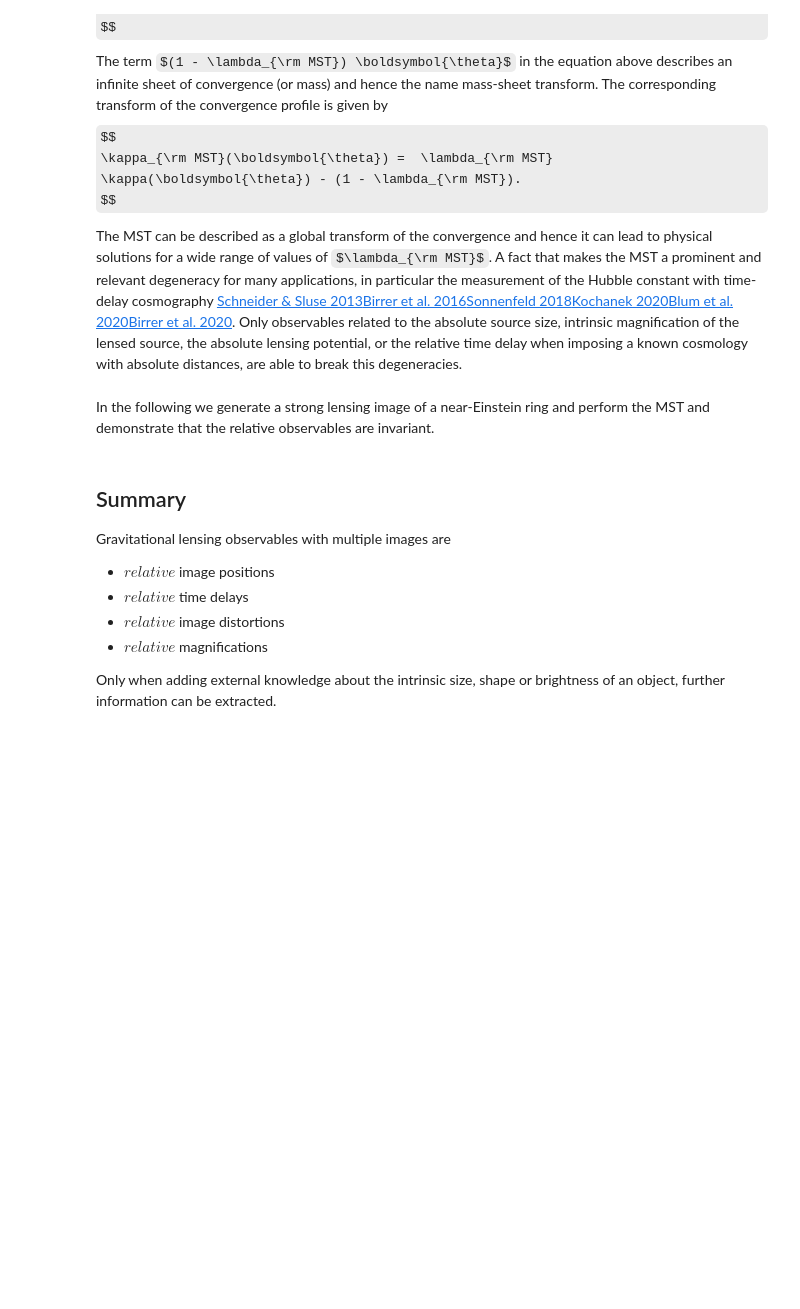
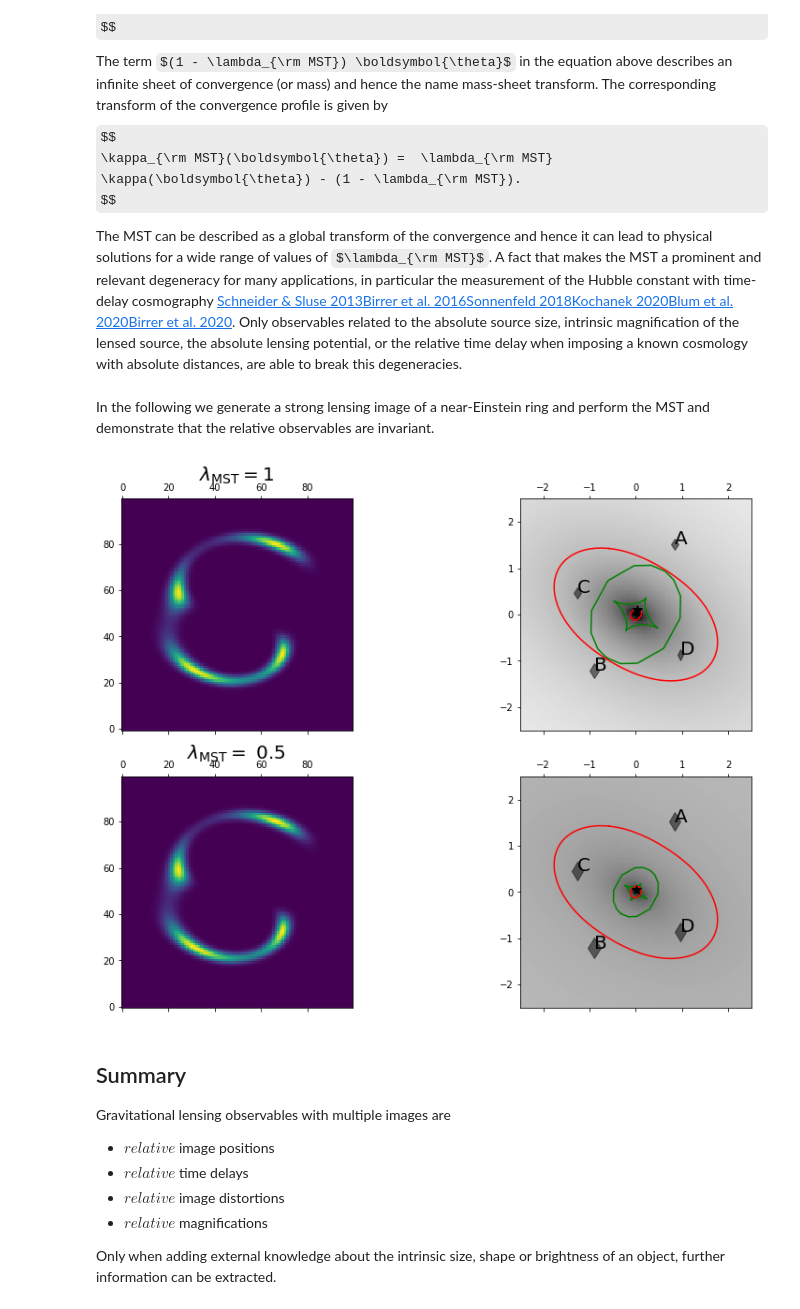
Before and after one commit to sibirrer/strong_lensing_lectures, a Jupyter notebook: Lectures/lensing_observables_II.ipynb, the cells around one changed output. Saved outputs shown, nothing was run; the diff lists cells and outputs as text; code cells hidden in the pictures; some formulas as TeX source; blank space fills up the shorter version.

Commit message:
mst with EPL model for more general scaling of Einstein radius

```diff
--- a/Lectures/lensing_observables_II.ipynb
+++ b/Lectures/lensing_observables_II.ipynb
@@ -217,8 +227,8 @@ In the following we generate a strong lensing image of a near-Einstein ring and
 # %%
 # set up lens model
 from lenstronomy.LensModel.lens_model import LensModel
-lens_model = LensModel(lens_model_list=['SIE', 'CONVERGENCE'])
-kwargs_lens = [{'theta_E': 1.5, 'e1': 0.1, 'e2': -.2, 'center_x': 0, 'center_y': 0},
+lens_model = LensModel(lens_model_list=['EPL', 'CONVERGENCE'])
+kwargs_lens = [{'theta_E': 1.5, 'gamma': 1.9, 'e1': 0.1, 'e2': -.2, 'center_x': 0, 'center_y': 0},
               {'kappa': 0}]  # we start without a convergence (mass) sheet
 
 # set up light model
@@ -238,7 +248,8 @@ def mst_transform(lambda_mst, kwargs_lens, kwargs_source):
     """
     kwargs_lens_mst = copy.deepcopy(kwargs_lens)
     # scaling of lens model
-    kwargs_lens_mst[0]['theta_E'] *= lambda_mst
+    gamma = kwargs_lens_mst[0]['gamma']
+    kwargs_lens_mst[0]['theta_E'] *= lambda_mst ** (1.0 / (gamma - 1))
     # adding a mass sheet
     kwargs_lens_mst[1]['kappa'] = 1 - lambda_mst
 
@@ -277,33 +288,35 @@ lambda_mst = 0.5
 kwargs_lens_mst, kwargs_source_mst = mst_transform(lambda_mst, kwargs_lens, kwargs_source)
 
 # we compute the source coordinates for the corresponding image coordinates
 beta_x_grid_mst, beta_y_grid_mst = lens_model.ray_shooting(x_grid, y_grid, kwargs_lens_mst)
 # we evaluate the surface brightness at these distorted coordinates
 flux_image_mst = light_model.surface_brightness(beta_x_grid_mst, beta_y_grid_mst, kwargs_source_mst)
 
 
 from lenstronomy.Plots.lens_plot import lens_model_plot
 
 kwargs_lens_plot = {'with_caustics': True, 'fast_caustic': True, 'point_source': True,
                    'with_convergence': True, 'numPix': num_pix, 'deltaPix': delta_pix}
 
 f, axes = plt.subplots(2, 2, figsize=(14, 10))
 
 axes[0, 0].matshow(flux_image, origin='lower')
 axes[0, 0].set_title(r'$\lambda_{\rm MST} = 1$', fontsize=20)
 
 lens_model_plot(axes[0, 1], lens_model, kwargs_lens,
                           sourcePos_x=kwargs_source[0]['center_x'],
                           sourcePos_y=kwargs_source[0]['center_y'], **kwargs_lens_plot)
 
 axes[1, 0].matshow(flux_image_mst, origin='lower')
 axes[1, 0].set_title(r'$\lambda_{\rm MST} = $ %s' % lambda_mst, fontsize=20)
 
 lens_model_plot(axes[1, 1], lens_model, kwargs_lens_mst,
                           sourcePos_x=kwargs_source_mst[0]['center_x'],
                           sourcePos_y=kwargs_source_mst[0]['center_y'], **kwargs_lens_plot)
 
 plt.show()
+# %% [output]
+[figure, added]
 # %% [markdown]
 
 ## Summary
```
Also changed, not shown: parts of 4 cells of this notebook.
